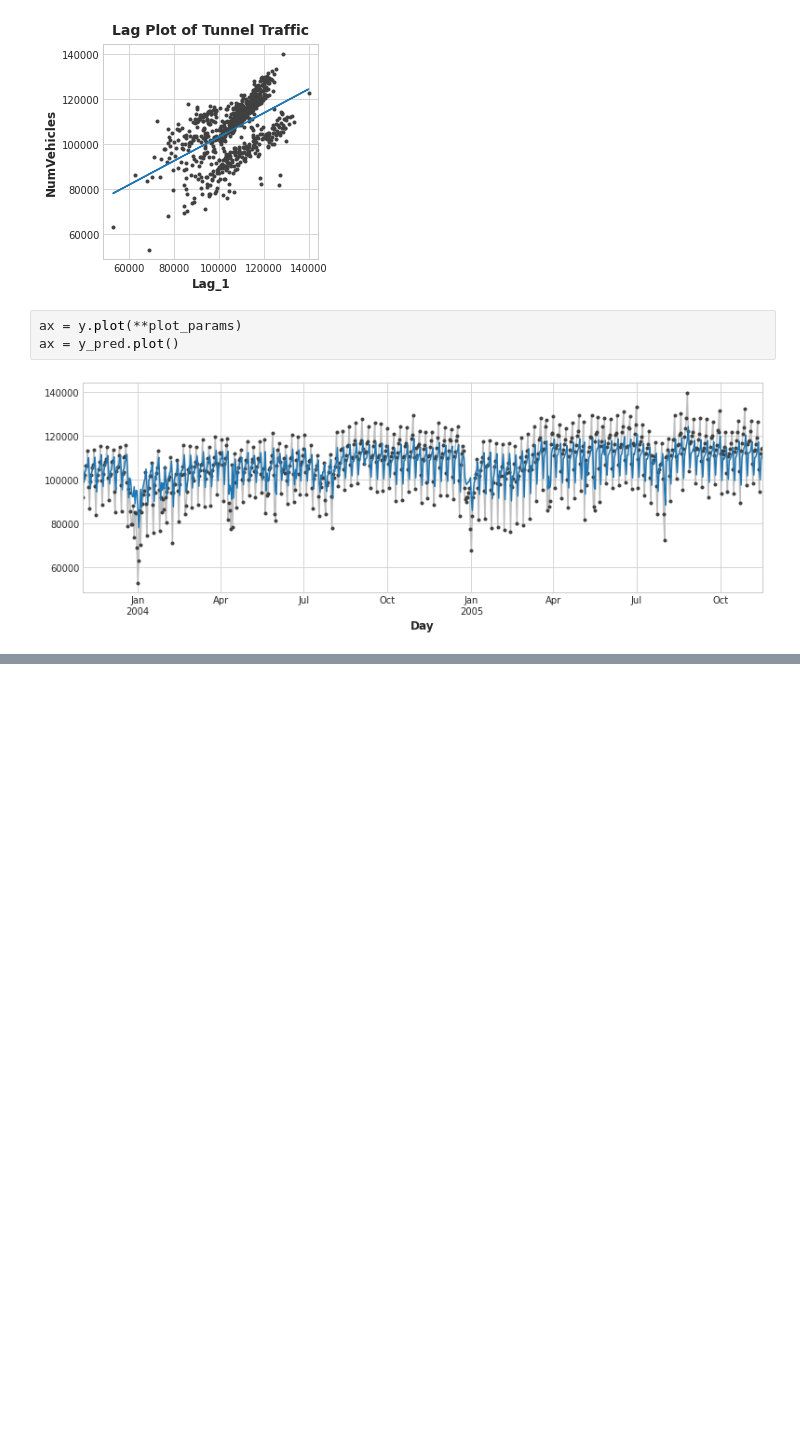
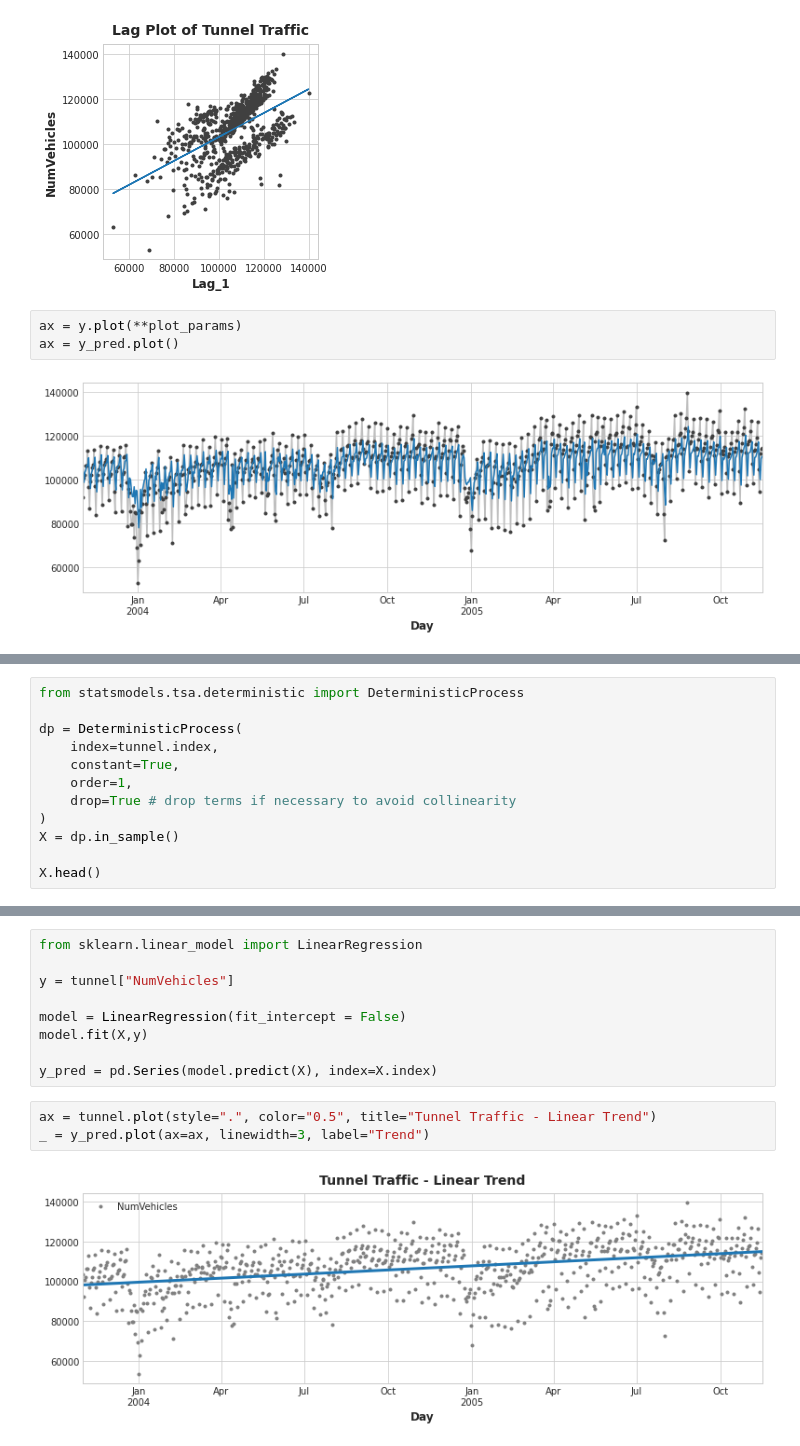
Before and after one commit to maxkskhor/explore, a Jupyter notebook: tunnel-traffic-1.ipynb, the cells around one changed output, grey strips where cells are left out. Saved outputs shown, nothing was run; the diff lists cells and outputs as text; blank space fills up the shorter version.

```diff
--- a/tunnel-traffic-1.ipynb
+++ b/tunnel-traffic-1.ipynb
@@ -160,0 +195,12 @@ ax = y_pred.plot()
+# %%
+from statsmodels.tsa.deterministic import DeterministicProcess
+
+dp = DeterministicProcess(
+    index=tunnel.index,
+    constant=True,
+    order=1,
+    drop=True # drop terms if necessary to avoid collinearity
+)
+X = dp.in_sample()
+
+X.head()
@@ -160,0 +215,14 @@ ax = y_pred.plot()
+# %%
+from sklearn.linear_model import LinearRegression
+
+y = tunnel["NumVehicles"]
+
+model = LinearRegression(fit_intercept = False)
+model.fit(X,y)
+
+y_pred = pd.Series(model.predict(X), index=X.index)
+# %%
+ax = tunnel.plot(style=".", color="0.5", title="Tunnel Traffic - Linear Trend")
+_ = y_pred.plot(ax=ax, linewidth=3, label="Trend")
+# %% [output]
+[figure, added]
```
Also changed, not shown: parts of 12 cells of this notebook.
